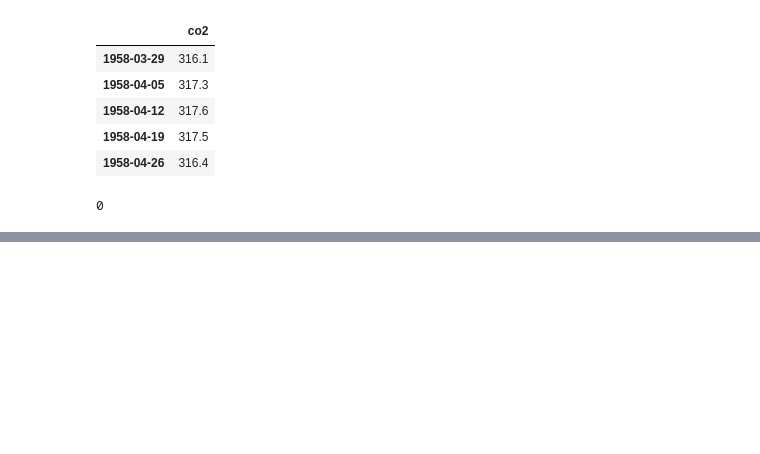
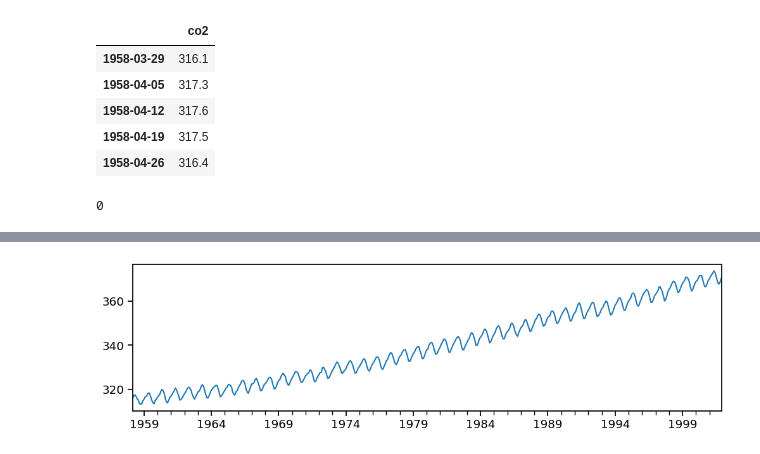
Before and after one commit to EhLeeOod/time-series, a Jupyter notebook: sarima.ipynb, the cells around one changed output, grey strips where cells are left out. Drawn from its saved outputs; the diff is of its cells as text; code cells hidden in the pictures; blank space fills up the shorter version.

```diff
--- a/sarima.ipynb
+++ b/sarima.ipynb
@@ -182,0 +183,6 @@ df.isna().sum().sum()
+# %%
+# resample to monthly with "M" parameter
+ts = df.resample("M").mean()
+
+# preview data
+ts.head()
@@ -182,0 +196,8 @@ df.isna().sum().sum()
+# %%
+# define series
+ts = ts['co2']
+
+# plot series
+ts.plot();
+# %% [output]
+[figure, added]
```
Also changed, not shown: parts of 9 cells of this notebook.
